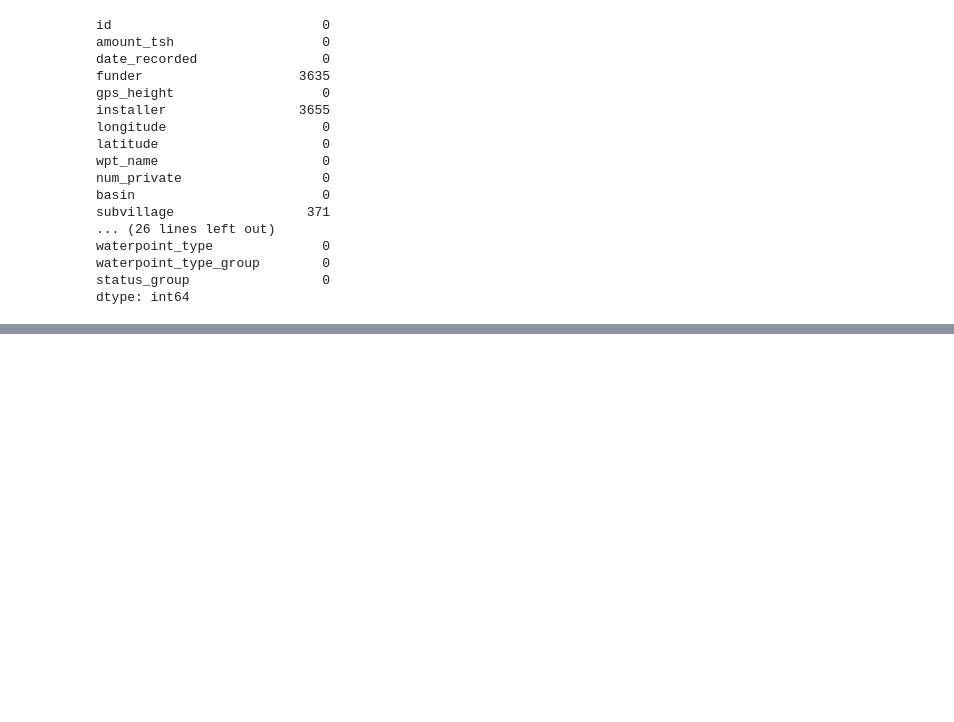
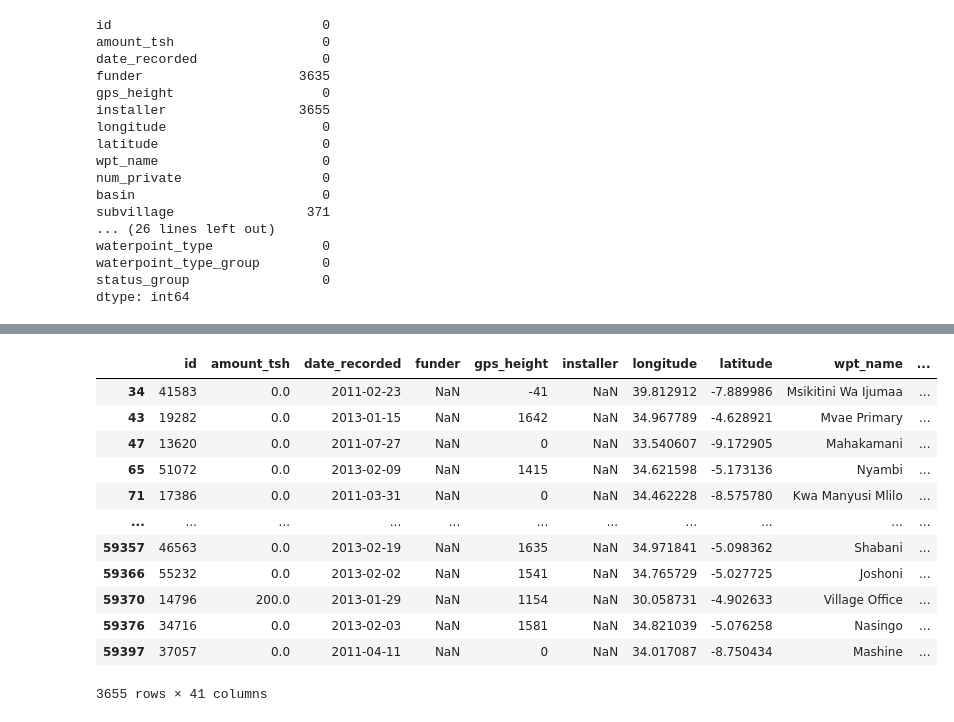
Before and after one commit to emilia329/PumpIt, a Jupyter notebook: WaterTanzia.ipynb, the cells around one changed output, grey strips where cells are left out. Cells and saved outputs as stored; diff of their text form; code cells hidden in the pictures; blank space fills up the shorter version.

```diff
--- a/WaterTanzia.ipynb
+++ b/WaterTanzia.ipynb
@@ -51,0 +127,16 @@ dtype: int64
+# %%
+df[df['installer'].isnull()]
+# %% [output]
+|  | id | amount_tsh | date_recorded | funder | gps_height | installer | longitude | latitude | wpt_name | ... |
+| 34 | 41583 | 0.0 | 2011-02-23 | NaN | -41 | NaN | 39.812912 | -7.889986 | Msikitini Wa Ijumaa | ... |
+| 43 | 19282 | 0.0 | 2013-01-15 | NaN | 1642 | NaN | 34.967789 | -4.628921 | Mvae Primary | ... |
+| 47 | 13620 | 0.0 | 2011-07-27 | NaN | 0 | NaN | 33.540607 | -9.172905 | Mahakamani | ... |
+| 65 | 51072 | 0.0 | 2013-02-09 | NaN | 1415 | NaN | 34.621598 | -5.173136 | Nyambi | ... |
+| 71 | 17386 | 0.0 | 2011-03-31 | NaN | 0 | NaN | 34.462228 | -8.575780 | Kwa Manyusi Mlilo | ... |
+| ... | ... | ... | ... | ... | ... | ... | ... | ... | ... | ... |
+| 59357 | 46563 | 0.0 | 2013-02-19 | NaN | 1635 | NaN | 34.971841 | -5.098362 | Shabani | ... |
+| 59366 | 55232 | 0.0 | 2013-02-02 | NaN | 1541 | NaN | 34.765729 | -5.027725 | Joshoni | ... |
+| 59370 | 14796 | 200.0 | 2013-01-29 | NaN | 1154 | NaN | 30.058731 | -4.902633 | Village Office | ... |
+| 59376 | 34716 | 0.0 | 2013-02-03 | NaN | 1581 | NaN | 34.821039 | -5.076258 | Nasingo | ... |
+| 59397 | 37057 | 0.0 | 2011-04-11 | NaN | 0 | NaN | 34.017087 | -8.750434 | Mashine | ... |
+3655 rows × 41 columns
```
Also changed, not shown: parts of 11 cells of this notebook.
